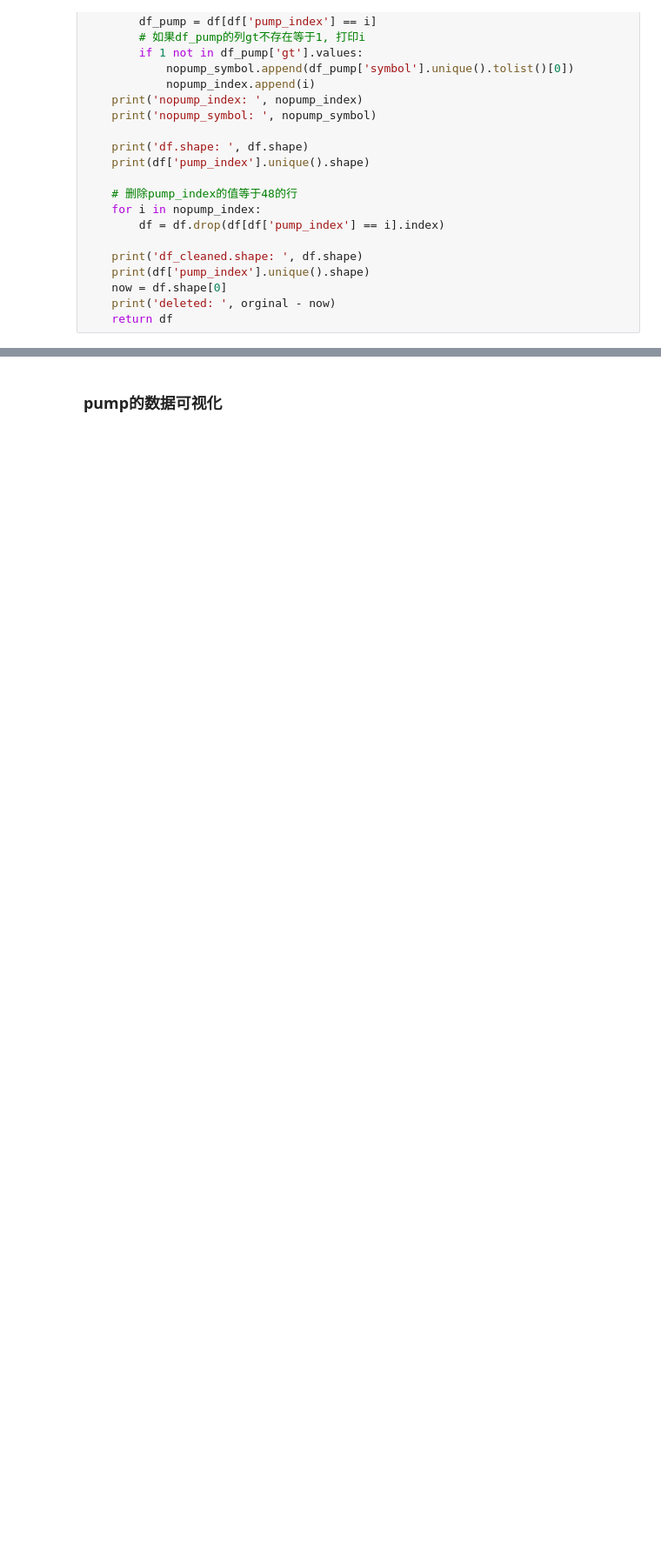
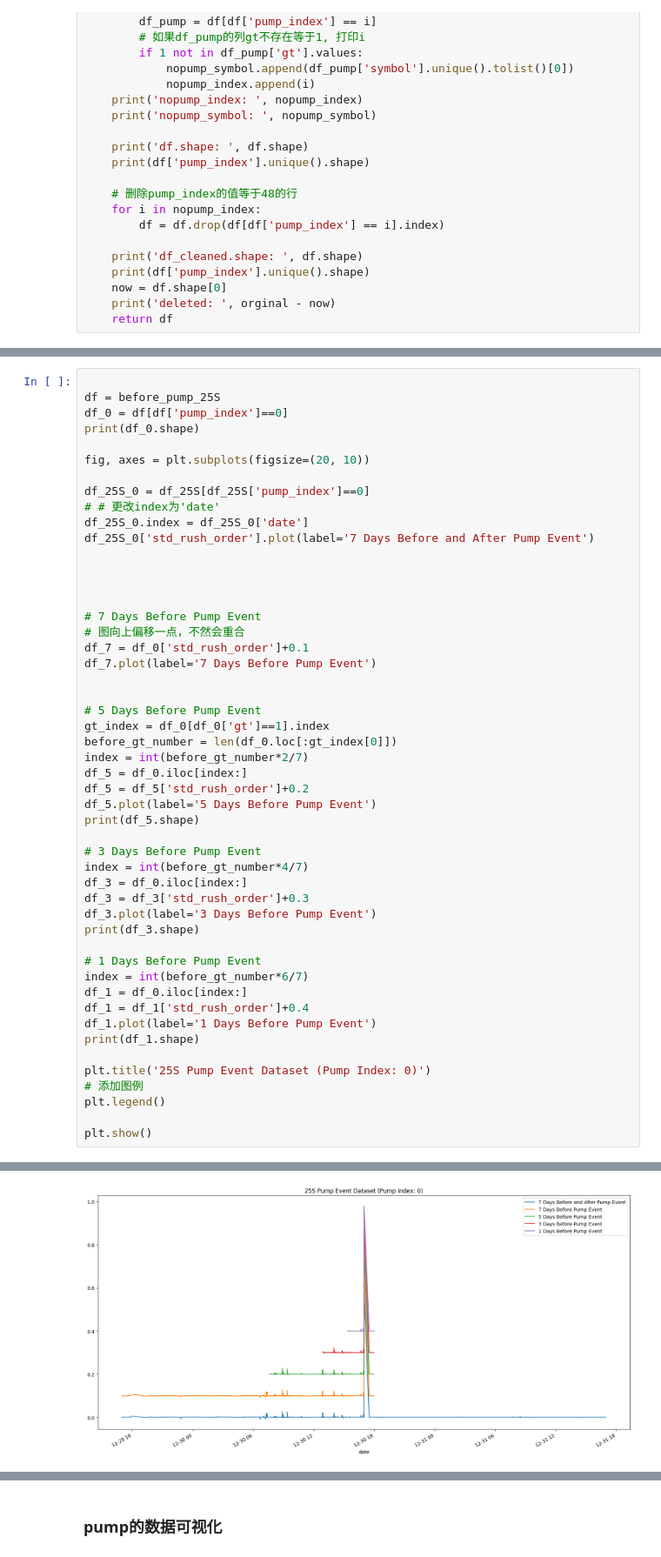
Before and after one commit to YuchaoZhang1229/Anomaly-Detection, a Jupyter notebook: Data Analysis.ipynb, the cells around one changed output, grey strips where cells are left out. Shown at 87% size. Drawn from its saved outputs; the diff is of its cells as text; blank space fills up the shorter version.

```diff
--- a/Data Analysis.ipynb
+++ b/Data Analysis.ipynb
@@ -164,0 +222,51 @@ for index in pump_index:
+# %%
+
+df = before_pump_25S
+df_0 = df[df['pump_index']==0]
+print(df_0.shape)
+
+fig, axes = plt.subplots(figsize=(20, 10))
+
+df_25S_0 = df_25S[df_25S['pump_index']==0]
+# # 更改index为'date'
+df_25S_0.index = df_25S_0['date']
+df_25S_0['std_rush_order'].plot(label='7 Days Before and After Pump Event')
+
+
+
+
+# 7 Days Before Pump Event
+# 图向上偏移一点，不然会重合
+df_7 = df_0['std_rush_order']+0.1
+df_7.plot(label='7 Days Before Pump Event')
+
+
+# 5 Days Before Pump Event
+gt_index = df_0[df_0['gt']==1].index
+before_gt_number = len(df_0.loc[:gt_index[0]])
+index = int(before_gt_number*2/7)
+df_5 = df_0.iloc[index:]
+df_5 = df_5['std_rush_order']+0.2
+df_5.plot(label='5 Days Before Pump Event')
+print(df_5.shape)
+
+# 3 Days Before Pump Event
+index = int(before_gt_number*4/7)
+df_3 = df_0.iloc[index:]
+df_3 = df_3['std_rush_order']+0.3
+df_3.plot(label='3 Days Before Pump Event')
+print(df_3.shape)
+
+# 1 Days Before Pump Event
+index = int(before_gt_number*6/7)
+df_1 = df_0.iloc[index:]
+df_1 = df_1['std_rush_order']+0.4
+df_1.plot(label='1 Days Before Pump Event')
+print(df_1.shape)
+
+plt.title('25S Pump Event Dataset (Pump Index: 0)')
+# 添加图例
+plt.legend()
+
+plt.show()
+# %% [output]
@@ -164,0 +277 @@ for index in pump_index:
+[figure, added]
```
Also changed, not shown: parts of 22 cells of this notebook, 17 other files.
